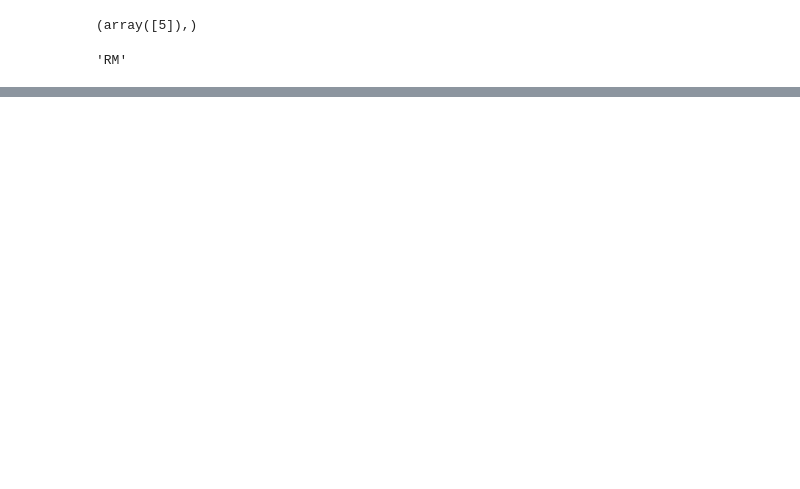
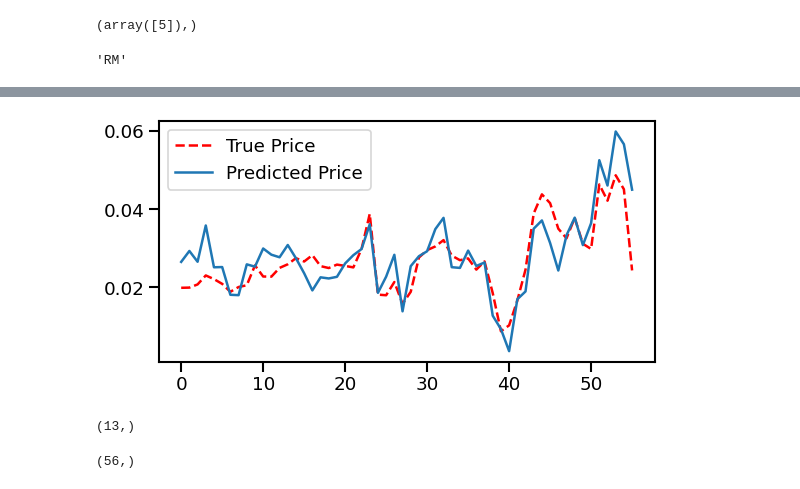
Before and after one commit to proflamyt/melo-dataset, a Jupyter notebook: new/assignment1.ipynb, the cells around one changed output, grey strips where cells are left out. Cells and saved outputs as stored; diff of their text form; code cells hidden in the pictures; blank space fills up the shorter version.

```diff
--- a/new/assignment1.ipynb
+++ b/new/assignment1.ipynb
@@ -244,0 +261,15 @@ boston.feature_names[5]
+# %%
+plt.figure(figsize=(8, 4), dpi=80)
+plt.plot(yTest, 'r--', preds)
+plt.legend(['True Price', 'Predicted Price'], loc='upper left')
+plt.show()
+# %% [output]
+[figure, added]
+# %%
+model.m.shape
+# %% [output]
+(13,)
+# %%
+yTest.shape
+# %% [output]
+(56,)
```
Also changed, not shown: parts of 19 cells of this notebook, 1 other file.
